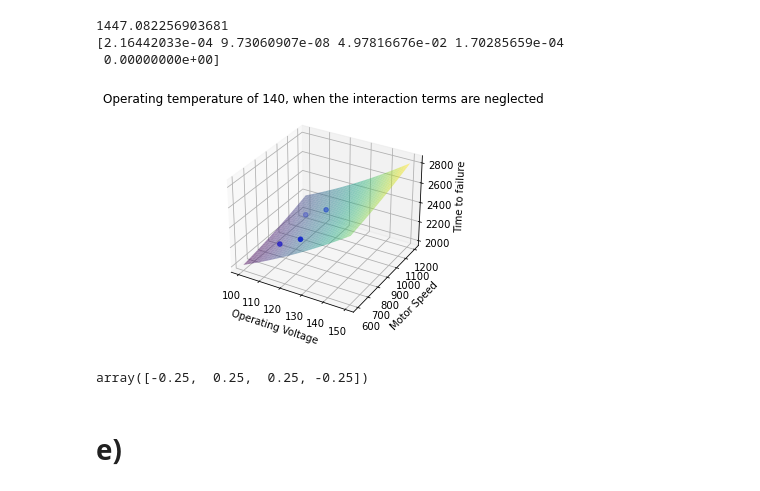
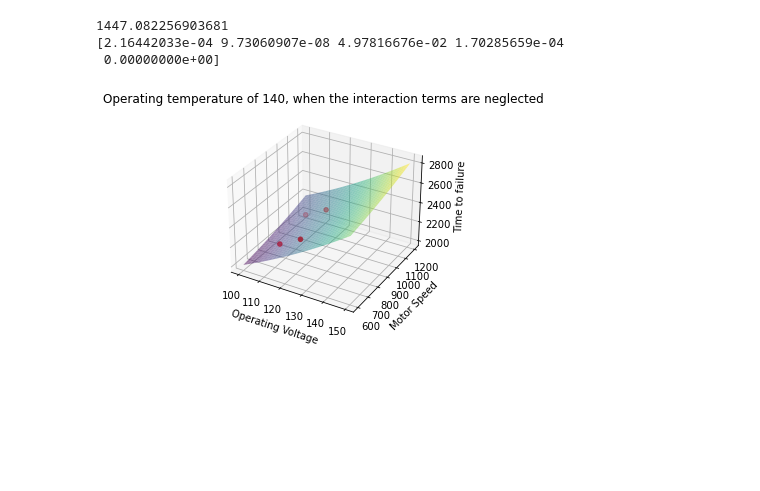
Before and after one commit to AdityaKharmaleGoat7/Data-Analysis-tools-in-Experimental-Research, a Jupyter notebook: Tutorial 1/Tutorial 1.ipynb, the cells around one changed output. Drawn from its saved outputs; the diff is of its cells as text; code cells hidden in the pictures; blank space fills up the shorter version.

```diff
--- a/Tutorial 1/Tutorial 1.ipynb
+++ b/Tutorial 1/Tutorial 1.ipynb
@@ -258,26 +259,19 @@ X1, X2 = np.meshgrid(X1, X2)
 # %%
 #Here we are plotting the points in 3D
 Z1 = b0_d + coeff_d[0]*X1 + coeff_d[1]*X2 + coeff_d[2]*X1*X1 + coeff_d[3]*X2*X2 + coeff_d[4]*X1*X2
 plt.figure(figsize=(4, 4))
 ax = plt.axes(projection='3d')
-ax.scatter3D(x1, x2, Y, color='blue')
+ax.scatter3D(x1, x2, Y, color='red')
 
 
 #We are plotting the surface as shown in figure
 ax.plot_surface(X1, X2, Z1, alpha=0.5, cmap='viridis', linewidth=0)
 
 
 ax.set_xlabel('Operating Voltage')
 ax.set_ylabel('Motor Speed')
 ax.set_zlabel('Time to failure')
 ax.set_title('Operating temperature of 140, when the interaction terms are neglected')
 plt.show()
 # %% [output]
-[figure, old version]
+[figure, new version]
-# %%
-res_d = Y - model5.predict(xnl_d)
-res_d
-# %% [output]
-array([-0.25,  0.25,  0.25, -0.25])
-# %% [markdown]
-# e)
```
Also changed, not shown: parts of 12 cells of this notebook.
